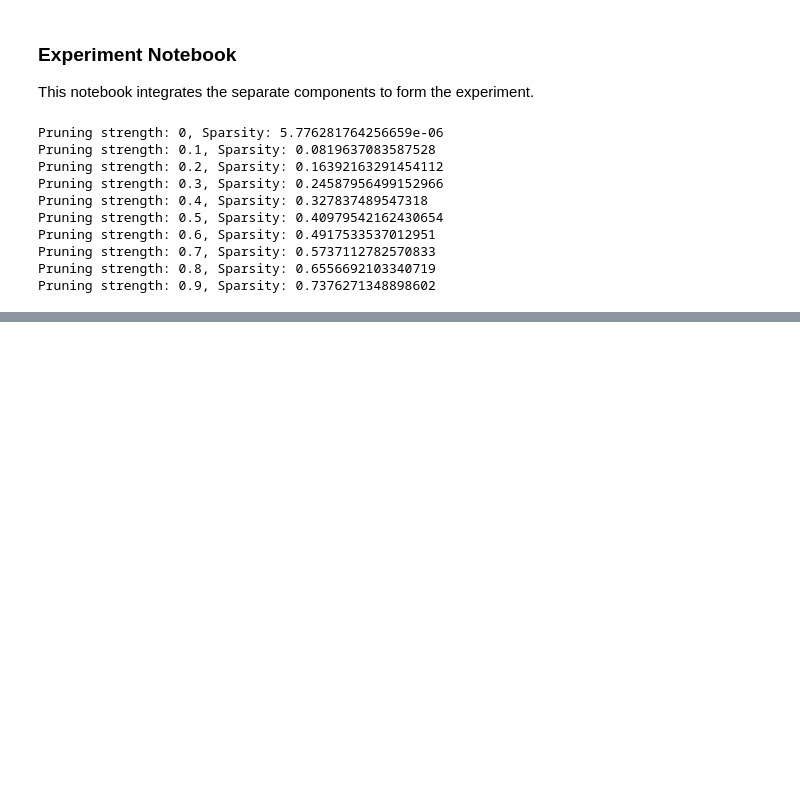
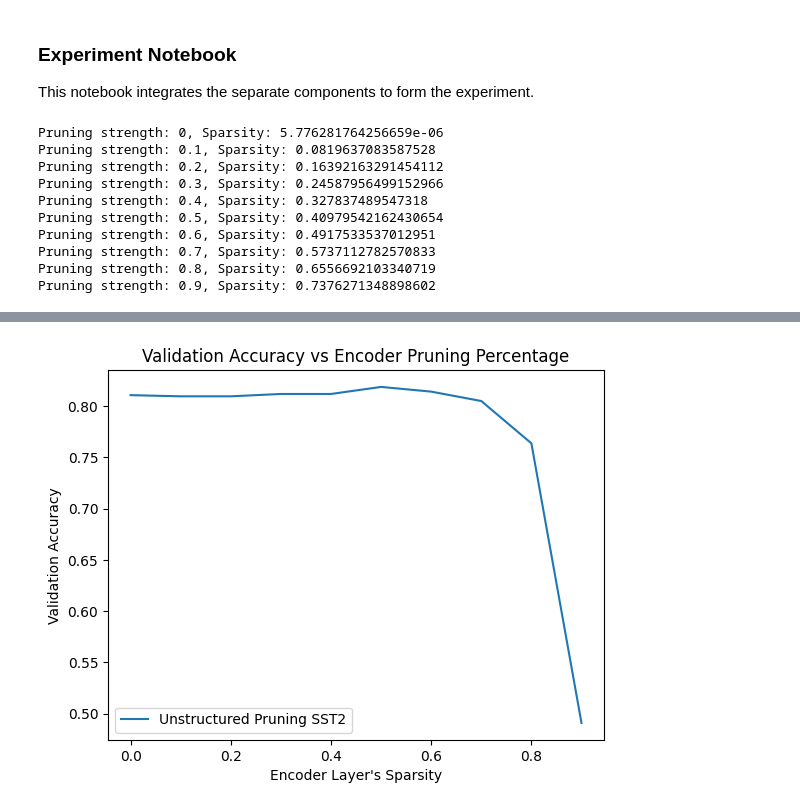
Before and after one commit to Akettle44/LLMs-What-Can-Pruning-Tell-Us, a Jupyter notebook: notebooks/experiments.ipynb, the cells around one changed output, grey strips where cells are left out. Drawn from its saved outputs; the diff is of its cells as text; code cells hidden in the pictures; blank space fills up the shorter version.

```diff
--- a/notebooks/experiments.ipynb
+++ b/notebooks/experiments.ipynb
@@ -372,0 +300,17 @@ def encodeQQP():
+# %%
+write_path = os.path.join(curr_dir, f"{task}-accuracies-unsructured.txt")
+with open(write_path, 'w') as file:
+    for idx, item in enumerate(accuracies):
+        if idx != len(accuracies) - 1:
+            file.write(str(item) + ', ')
+        else:
+            file.write(str(item))
+
+plt.plot(pruning_strength, accuracies, label="Unstructured Pruning SST2")
+plt.title("Validation Accuracy vs Encoder Pruning Percentage")
+plt.xlabel("Encoder Layer's Sparsity")
+plt.ylabel("Validation Accuracy")
+plt.legend()
+plt.show();
+# %% [output]
+[figure, added]
```
Also changed, not shown: parts of 4 cells of this notebook, 1 other file.
